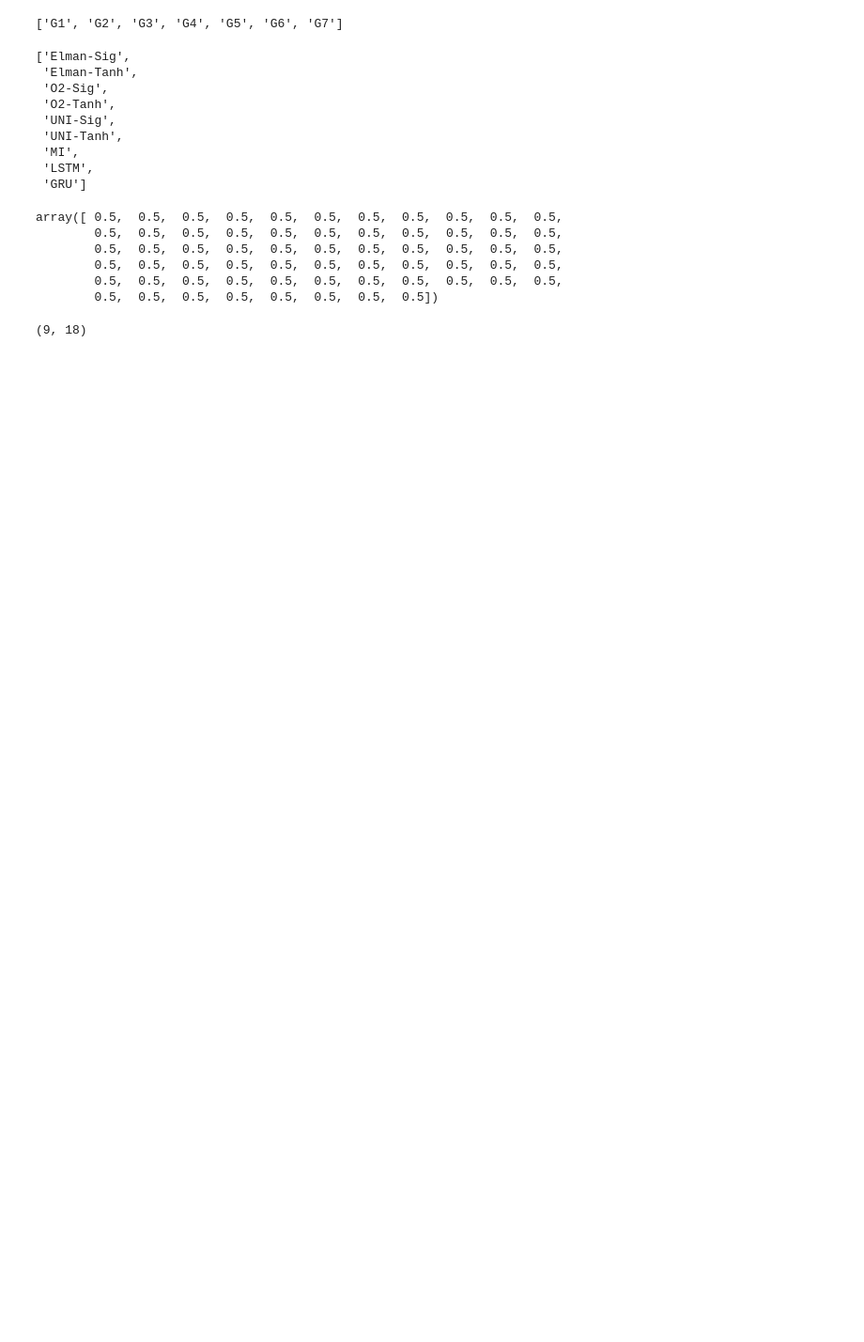
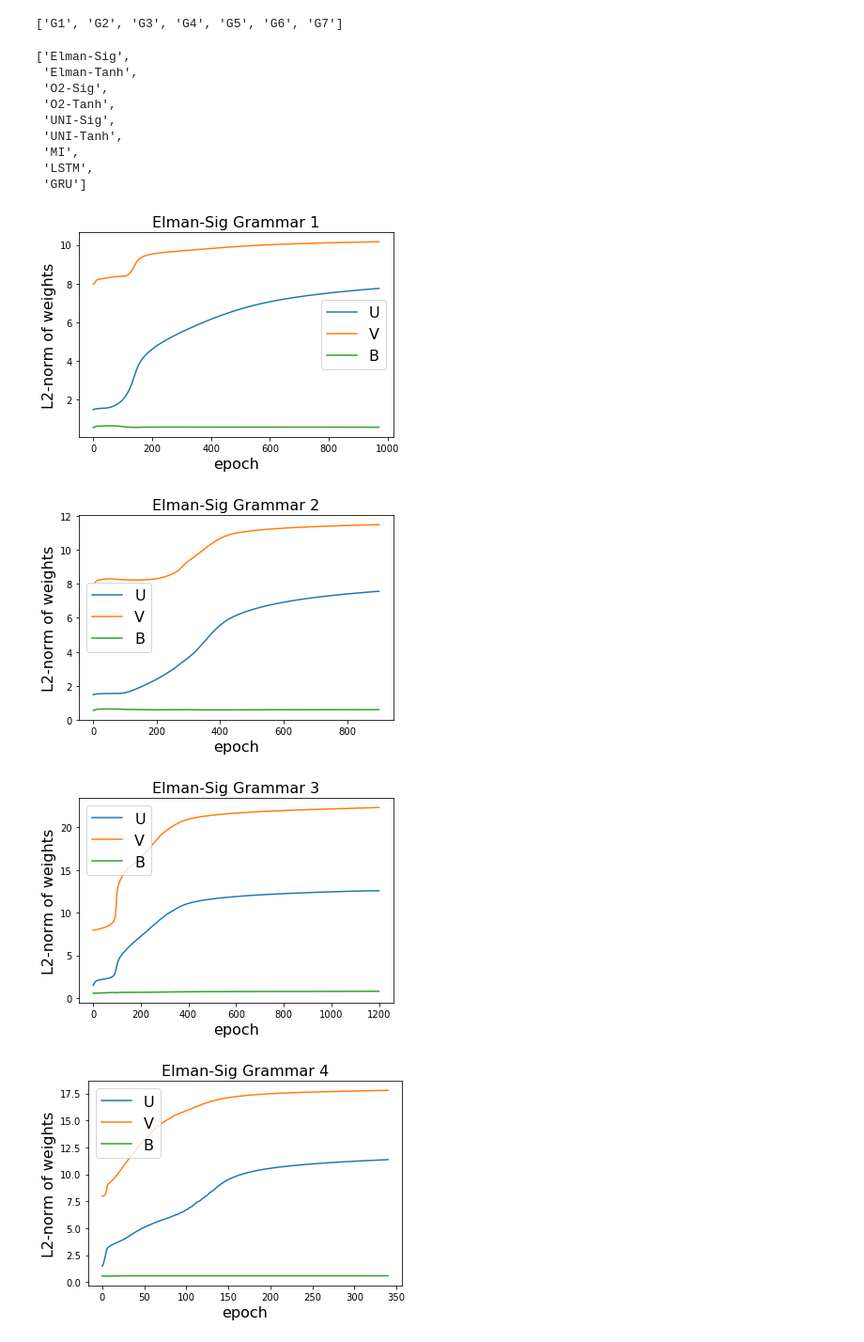
Before and after one commit to QinglongWang/rnn_theano, a Jupyter notebook: plot_extract.ipynb, the cells around one changed output. Shown at 94% size. Cells and saved outputs as stored; diff of their text form; code cells hidden in the pictures; blank space fills up the shorter version.

Commit message:
plot parameter changes

```diff
--- a/plot_extract.ipynb
+++ b/plot_extract.ipynb
@@ -216,16 +216,3 @@ model_list
  'MI',
  'LSTM',
  'GRU']
-# %%
-dx
-# %% [output]
-array([ 0.5,  0.5,  0.5,  0.5,  0.5,  0.5,  0.5,  0.5,  0.5,  0.5,  0.5,
-        0.5,  0.5,  0.5,  0.5,  0.5,  0.5,  0.5,  0.5,  0.5,  0.5,  0.5,
-        0.5,  0.5,  0.5,  0.5,  0.5,  0.5,  0.5,  0.5,  0.5,  0.5,  0.5,
-        0.5,  0.5,  0.5,  0.5,  0.5,  0.5,  0.5,  0.5,  0.5,  0.5,  0.5,
-        0.5,  0.5,  0.5,  0.5,  0.5,  0.5,  0.5,  0.5,  0.5,  0.5,  0.5,
-        0.5,  0.5,  0.5,  0.5,  0.5,  0.5,  0.5,  0.5])
-# %%
-aa.shape
-# %% [output]
-(9, 18)
@@ -231,0 +258,28 @@ aa.shape
+# %%
+rnn_names = ['SRN_sigmoid','O2_sigmoid','UNI_sigmoid','MI_tanh']
+# %%
+seed = 1
+for m in rnn_names:
+    #fig, axs = plt.subplots(7,)
+    for g in range(1,num_grammars+1):
+        params_log_filename = './params/tomita/g' + str(g) + '_' + m + '_h' \
+                                  + str(rnn_config_lib[m]['nhid'][g-1]) \
+                                  + '_seed' + str(seed) + '_params_log.npz'
+
+        params_log_file = np.load(params_log_filename)
+        params_log = params_log_file['log']
+        assert params_log.shape[1] == len(rnn_config_lib[m]['weights'])
+        fig = plt.figure(figsize=(6, 4))
+        for j in range(len(rnn_config_lib[m]['weights'])):
+            plt.plot(params_log[:,j], label=rnn_config_lib[m]['weights'][j])
+
+        plt.title(rnn_config_lib[m]['name'] + " Grammar " + str(g), fontsize=16)
+        plt.ylabel('L2-norm of weights', fontsize=16)
+        plt.xlabel('epoch', fontsize=16)
+        plt.legend(loc='best', fontsize=16)
+        plt.show()
+# %% [output]
+[figure, added]
+[figure, added]
+[figure, added]
+[figure, added]
```
Also changed, not shown: parts of 4 cells of this notebook, 4 other files.
